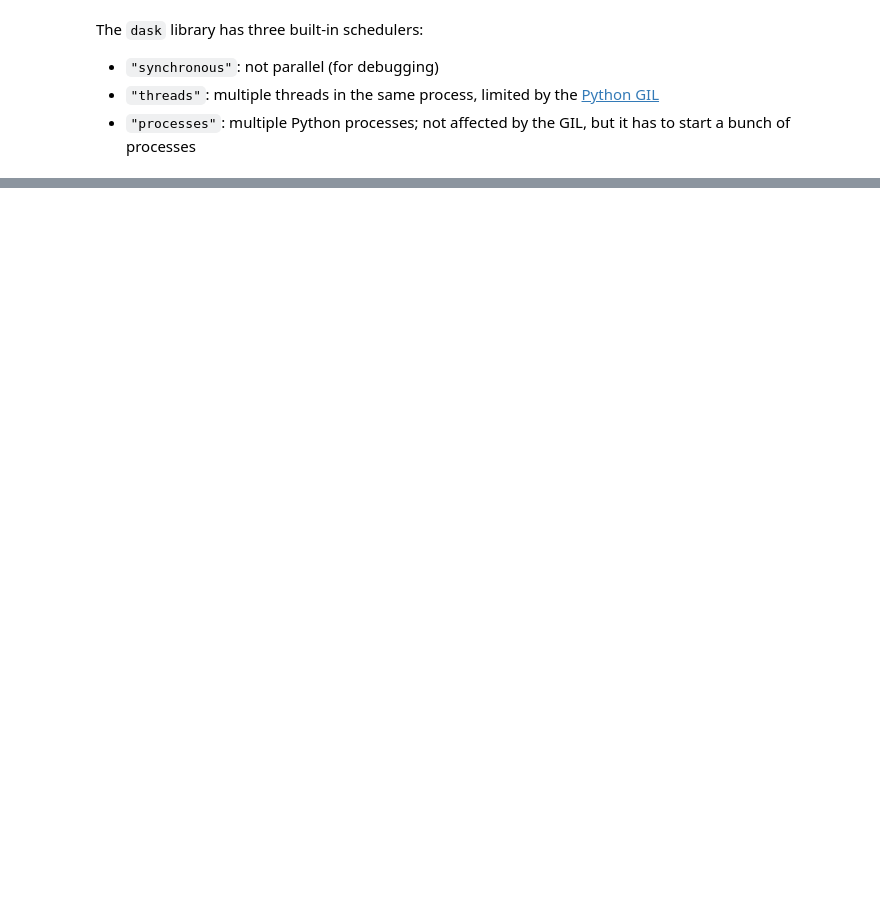
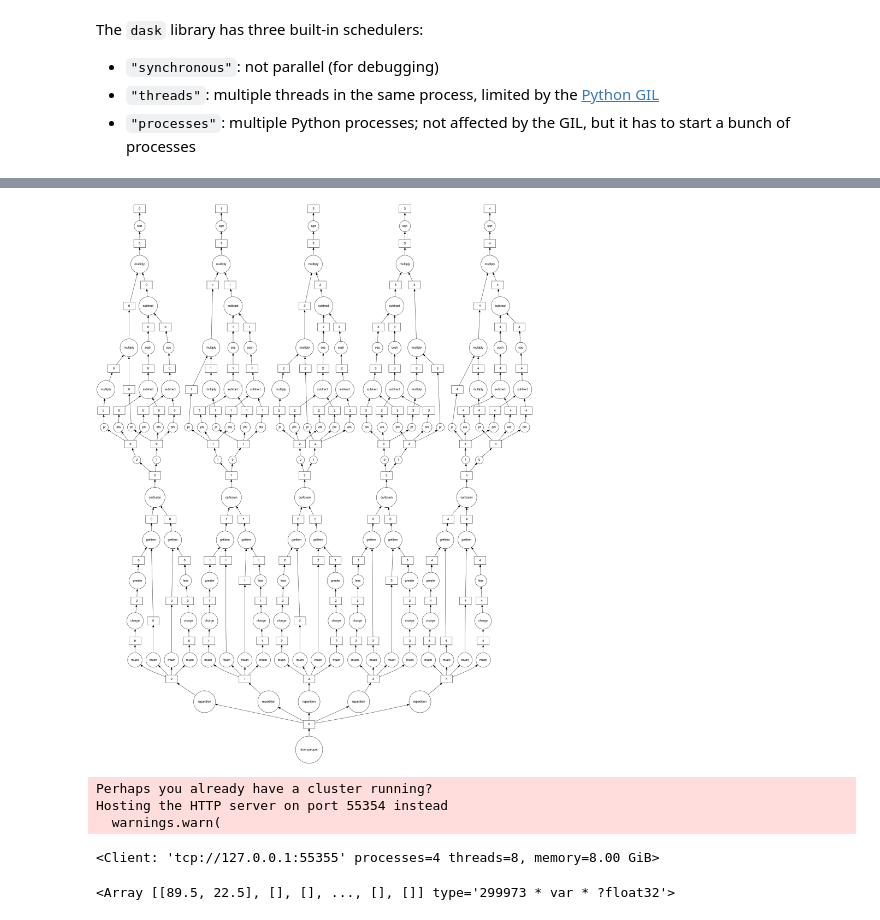
Before and after one commit to jpivarski-talks/2023-07-24-tac-hep-tutorial, a Jupyter notebook: horizontal.ipynb, the cells around one changed output, grey strips where cells are left out. Drawn from its saved outputs; the diff is of its cells as text; code cells hidden in the pictures; blank space fills up the shorter version.

```diff
--- a/horizontal.ipynb
+++ b/horizontal.ipynb
@@ -124,0 +206,3 @@ dask-worker --nthreads 4 127.0.0.1:8786 &
+# %%
+lazy_events = dak.from_parquet("data/SMHiggsToZZTo4L.parquet")
+lazy_events
@@ -124,0 +258,34 @@ dask-worker --nthreads 4 127.0.0.1:8786 &
+# %%
+lazy_events2 = lazy_events.repartition(5)
+# %%
+import numpy as np
+
+def fast_mass(mu1pt, mu2pt, mu1eta, mu2eta, mu1phi, mu2phi):
+    return np.sqrt(
+        2 * mu1pt * mu2pt * (np.cosh(mu1eta - mu2eta) - np.cos(mu1phi - mu2phi))
+    )
+
+muplus = lazy_events2.muon[lazy_events2.muon.charge > 0]
+muminus = lazy_events2.muon[lazy_events2.muon.charge < 0]
+
+mu1, mu2 = dak.unzip(dak.cartesian((muplus, muminus)))
+
+output = fast_mass(mu1.pt, mu2.pt, mu1.eta, mu2.eta, mu1.phi, mu2.phi)
+# %%
+output.visualize()
+# %% [output]
+[figure, added]
+# %%
+from dask.distributed import Client
+
+client = Client()
+client
+# %% [output]
+Perhaps you already have a cluster running?
+Hosting the HTTP server on port 55354 instead
+  warnings.warn(
+<Client: 'tcp://127.0.0.1:55355' processes=4 threads=8, memory=8.00 GiB>
+# %%
+output.compute()
+# %% [output]
+<Array [[89.5, 22.5], [], [], ..., [], []] type='299973 * var * ?float32'>
```
Also changed, not shown: parts of 41 cells of this notebook, 1 other file.
